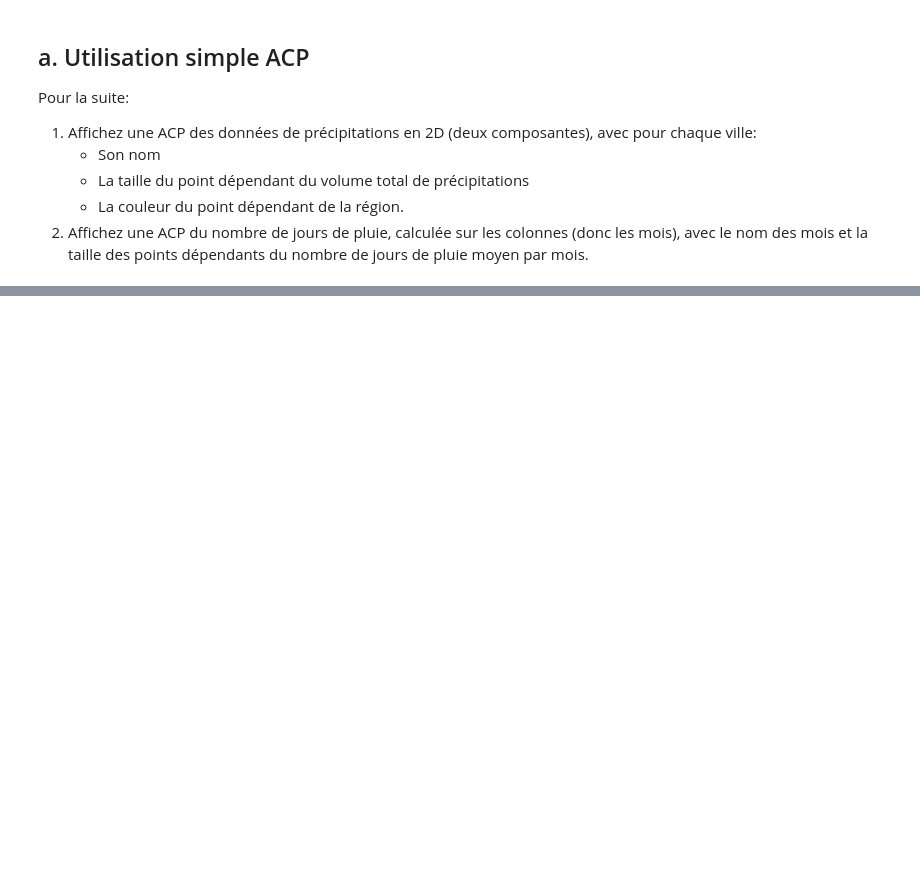
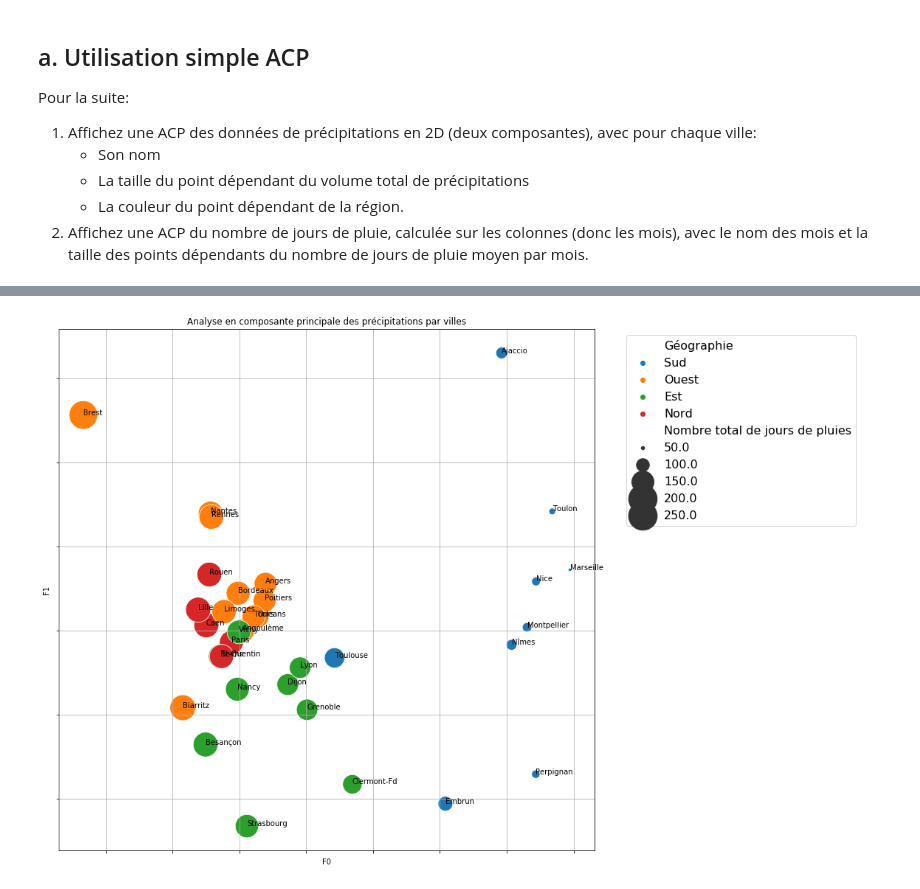
Before and after one commit to campusplage/compte-rendus-bobo_florian__seck_omar, a Jupyter notebook: TP2_sklearn.ipynb, the cells around one changed output, grey strips where cells are left out. Saved outputs shown, nothing was run; the diff lists cells and outputs as text; code cells hidden in the pictures; blank space fills up the shorter version.

```diff
--- a/TP2_sklearn.ipynb
+++ b/TP2_sklearn.ipynb
@@ -513,0 +536,46 @@ from plotnine import *
+# %%
+# ACP du nombre de jours de pluie par mois
+
+# ACP des précipitations par ville
+data_pluie=data['Jours de pluie'] # On récupère les précipitations
+J_total = data_pluie.sum(axis=1).values # On récupère le nombre total de jours de pluies
+Geo =data['Géographie'].values # On récupère les zones géographiques
+pca_jours=PCA(n_components=2)  # On fait une acp avec 2 composantes
+pluie_transform=pca_jours.fit_transform(data_pluie)  # On transforme par ACP notre jeu de données
+pluie_transform = pandas.DataFrame(pluie_transform , index=data_pluie.index ,columns=['F0','F1'])  # On crée la dataframe des jours de pluie
+pluie_transform['Géographie']=Geo  # On rajoute la géographie
+pluie_transform['Nombre total de jours de pluies']=J_total # On rajoute le volume total des précipitations
+pluie_transform['index_']=pluie_transform.index
+
+
+mtp.rcParams["figure.figsize"] = "30, 30"
+
+
+import seaborn as sns
+#Le code suivant est tiré du cours sur les analyse en composante principale disponible sur
+# https://github.com/campusplage/multidim/blob/master/colabs/2_Utilisation_ACP.ipynb
+#On affiche un scatterplot de la première composante en fonction de la seconde , en paramétrisant :
+  # la taille = nombre de jours de pluie par an
+  # code couleurs = région
+g = sns.scatterplot(x='F0',
+                y='F1',
+                size='Nombre total de jours de pluies',
+                sizes=(20,1500),
+                data=pluie_transform,
+                hue='Géographie')
+
+# on agrandit la figure
+g.figure.set_size_inches(13,13)
+ax = plt.gca()
+texts = []
+for i, (text_x,text_y) in enumerate(pluie_transform.iloc[:,:2].to_numpy()):
+  texts.append(ax.annotate(pluie_transform.index[i], (text_x,text_y)))
+# On annote la figure avec le nom des villes
+
+## on supprime les informations sur les axes, on rajout un titre et une légende
+plt.gca().set_yticklabels([])
+plt.gca().set_xticklabels([])
+plt.title('Analyse en composante principale des précipitations par villes');
+plt.gca().legend(prop={'size': 16}, bbox_to_anchor=(1.5, 1.0)); # On paramètrise la taille  et la position de la boite contenant les légendes
+# %% [output]
+[figure, added]
```
Also changed, not shown: parts of 7 cells of this notebook.
